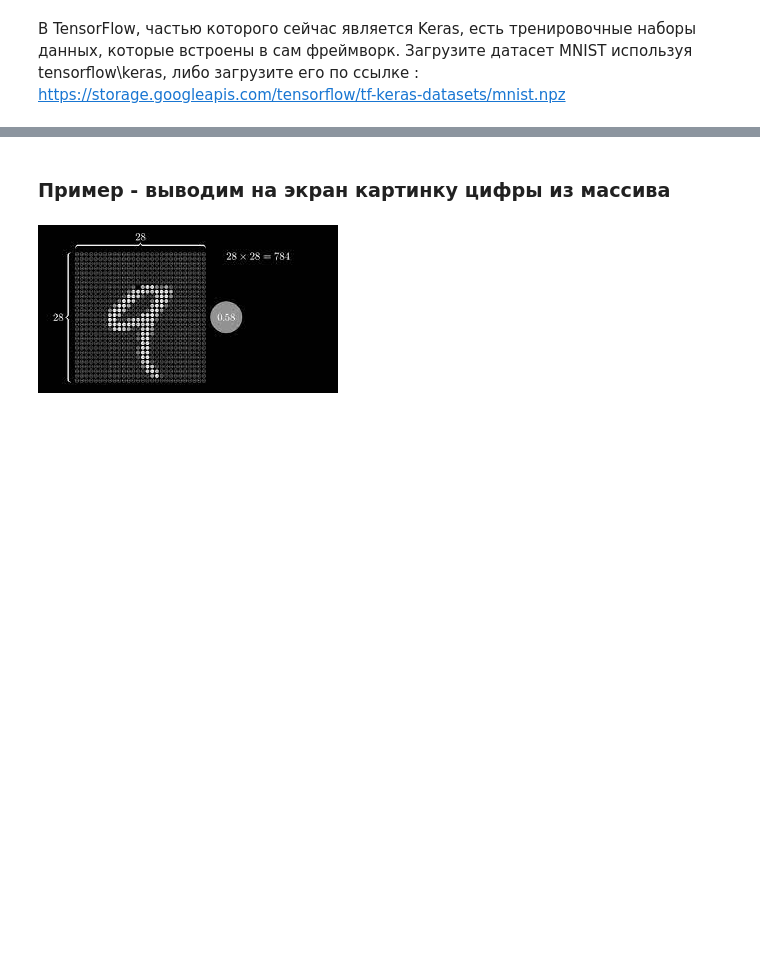
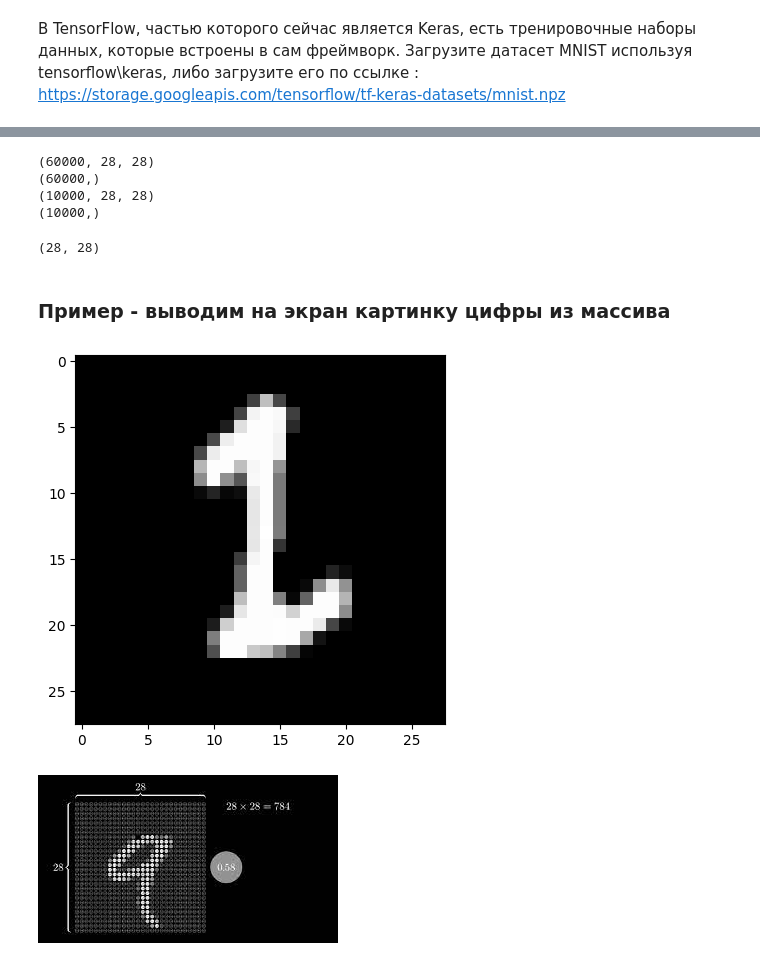
Before and after one commit to W1llAnn/1tdata-homework, a Jupyter notebook: 3.2 - homework.ipynb, the cells around one changed output, grey strips where cells are left out. Saved outputs shown, nothing was run; the diff lists cells and outputs as text; code cells hidden in the pictures; blank space fills up the shorter version.

```diff
--- a/3.2 - homework.ipynb
+++ b/3.2 - homework.ipynb
@@ -37,6 +59,4 @@ import pylab # Модуль для построения графиков
 # %% [markdown]
 В TensorFlow, частью которого сейчас является Keras, есть тренировочные наборы данных, которые встроены в сам фреймворк. Загрузите датасет MNIST используя tensorflow\keras, либо загрузите его по ссылке : https://storage.googleapis.com/tensorflow/tf-keras-datasets/mnist.npz
 # %%
-# Если датасет загружен локально, то передайте в метод .load_data() параметр path="ваш путь к файлу"
-
-(x_train_org, y_train_org), (x_test_org, y_test_org) = keras.datasets.mnist.load_data() #Загрузка данных Mnist
+(x_train_org, y_train_org), (x_test_org, y_test_org) = mnist.load_data() #Загрузка данных Mnist
@@ -43,5 +66,27 @@ import pylab # Модуль для построения графиков
+# %%
+print(x_train_org.shape)
+print(y_train_org.shape)
+print(x_test_org.shape)
+print(y_test_org.shape)
+# %% [output]
+(60000, 28, 28)
+(60000,)
+(10000, 28, 28)
+(10000,)
+# %%
+x_train_org[0].shape
+# %% [output]
+(28, 28)
 # %% [markdown]
 ### Пример - выводим на экран картинку цифры из массива
+# %%
+def show_image(n):
+  plt.imshow(Image.fromarray(x_train_org[n]).convert('RGB')) #Отрисовка картинки
+  plt.show() # Вывод картинки
+
+show_image(70)
+# %% [output]
+[figure, added]
 # %% [markdown]
 ![28.jpg](embedded-picture-1)
 # %% [markdown]
```
Also changed, not shown: parts of 34 cells of this notebook, 5 other files.
